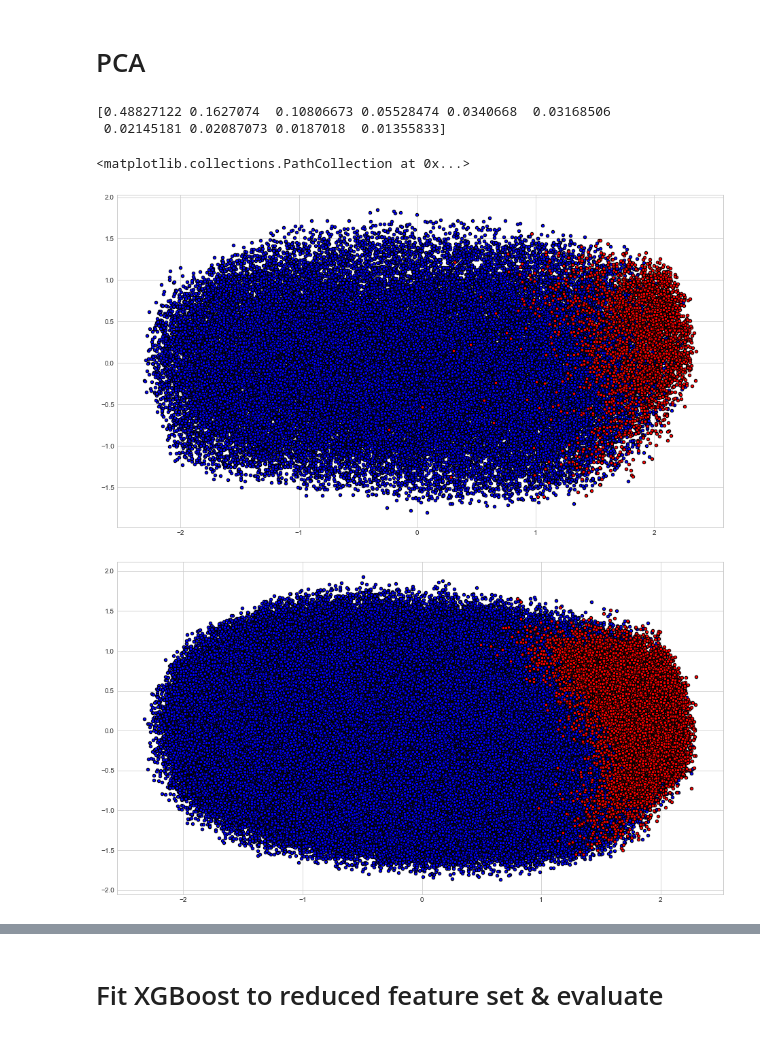
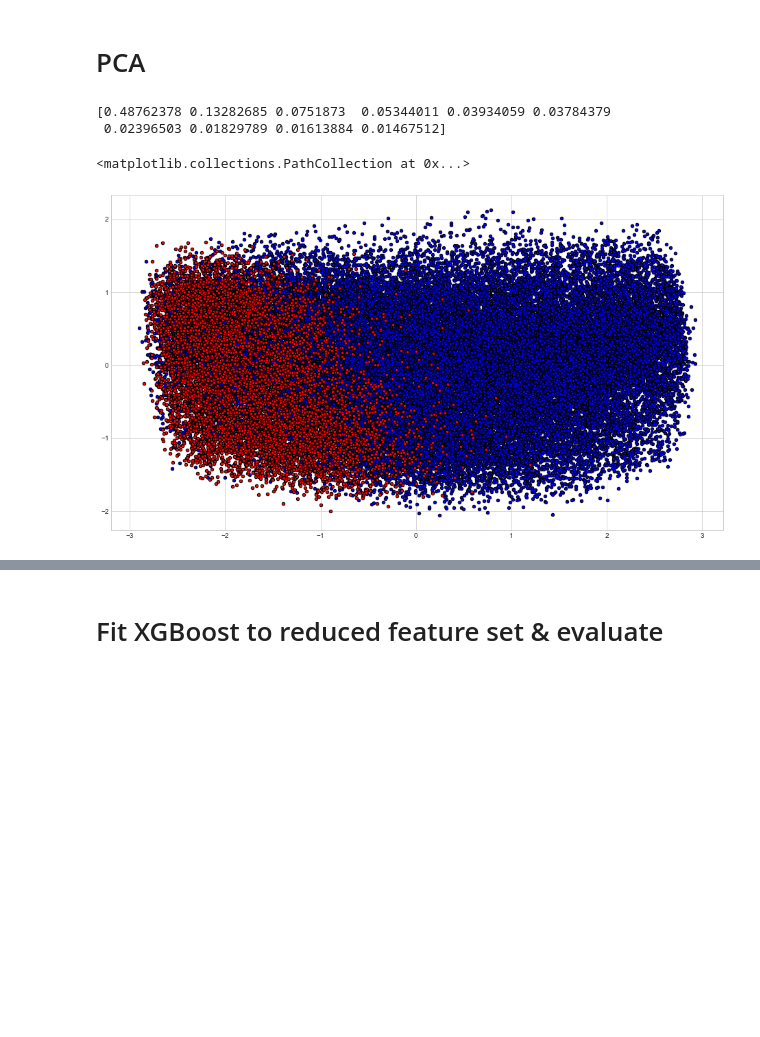
Before and after one commit to ch-mon/foehn-development, a Jupyter notebook: train_model_on_ERAI_and_predict_on_CESM.ipynb, the cells around one changed output, grey strips where cells are left out. Cells and saved outputs as stored; diff of their text form; code cells hidden in the pictures; blank space fills up the shorter version.

```diff
--- a/train_model_on_ERAI_and_predict_on_CESM.ipynb
+++ b/train_model_on_ERAI_and_predict_on_CESM.ipynb
@@ -35,7 +35,7 @@ def calc_pot_temp(T, p):
 # %% [markdown]
 # Read merged meterological & foehn data
 # %%
-df_ERA = pd.read_csv("/net/litho/atmosdyn2/chmony/data/FoehnAndMeteorologicalData/ERAI_and_South_Foehn_Altdorf_data.csv.gz", parse_dates=["date"])
+df_ERA = pd.read_csv("/net/litho/atmosdyn2/chmony/data/FoehnAndMeteorologicalData/ERAI_and_North_Foehn_Piotta_data.csv.gz", parse_dates=["date"])
 # df_ERA["date"] = pd.to_datetime(df_ERA["date"], format="%Y-%m-%dT%H:%M:00.000Z") # Only if reading from Dataiku file
 df_ERA.dropna(inplace=True)
 df_ERA.reset_index(inplace=True, drop=True)
@@ -323,7 +324,7 @@ XGBClassifier(base_score=0.2, booster='gbtree', colsample_bylevel=1.0,
 # %% [markdown]
 # Reduce dataframe to most important features
 # %%
-df_ERA_reduced_features = df_ERA_all_features.loc[:,df_ERA_feature_importances.loc[:30, "feature_name"]]
+df_ERA_reduced_features = df_ERA_all_features.loc[:,df_ERA_feature_importances.loc[:50, "feature_name"]]
 feature_names_reduced = df_ERA_reduced_features.columns.tolist()
 df_ERA_reduced_features["date"] = df_ERA_all_features["date"]
 df_ERA_reduced_features["Foehn"] = df_ERA_all_features["Foehn"]
@@ -332,12 +340,10 @@ df_ERA_reduced_features["Foehn"] = df_ERA_all_features["Foehn"]
 # %%
 quantile_scaler_ERA = QuantileTransformer(subsample=10**(6), random_state=42)
-df_ERA_reduced_train = df_ERA_reduced_features.loc[train_mask, feature_names_reduced]
-df_ERA_reduced_test = df_ERA_reduced_features.loc[test_mask, feature_names_reduced]
-quantile_scaler_ERA.fit(df_ERA_reduced_train)
-df_ERA_reduced_features_scaled_train = pd.DataFrame(quantile_scaler_ERA.transform(df_ERA_reduced_train), columns = feature_names_reduced, index=df_ERA_reduced_train.index)
-df_ERA_reduced_features_scaled_test = pd.DataFrame(quantile_scaler_ERA.transform(df_ERA_reduced_test), columns = feature_names_reduced, index=df_ERA_reduced_test.index)
+quantile_scaler_ERA.fit(df_ERA_reduced_features.loc[train_mask, feature_names_reduced]) # Only fit on training data
 
-df_ERA_reduced_features_scaled = pd.concat([df_ERA_reduced_features_scaled_train, df_ERA_reduced_features_scaled_test], axis=0).sort_index()
+df_ERA_reduced_features_scaled = pd.DataFrame(quantile_scaler_ERA.transform(df_ERA_reduced_features.loc[:, feature_names_reduced]),
+                                              columns = feature_names_reduced,
+                                              index=df_ERA_reduced_features.index)
 df_ERA_reduced_features_scaled["date"] = df_ERA_all_features["date"]
 df_ERA_reduced_features_scaled["Foehn"] = df_ERA_all_features["Foehn"]
 # %% [markdown]
@@ -345,47 +351,46 @@ df_ERA_reduced_features_scaled["Foehn"] = df_ERA_all_features["Foehn"]
 # %%
 pca = sklearn.decomposition.PCA(n_components=10)
 pca.fit(df_ERA_reduced_features_scaled.loc[train_mask, feature_names_reduced])
 
 print(pca.explained_variance_ratio_)
 
 samples_PCA_transformed = pca.transform(df_ERA_reduced_features_scaled.loc[:, feature_names_reduced])
-samples_CESMp_PCA_transformed = pca.transform(df_CESMp_reduced_features_scaled.loc[:, feature_names_reduced])
+#samples_CESMp_PCA_transformed = pca.transform(df_CESMp_reduced_features_scaled.loc[:, feature_names_reduced])
 
 component_1 =0
 component_2 =1
 plt.figure(figsize=(16,9))
 
 plt.scatter(samples_PCA_transformed[df_ERA_reduced_features_scaled.loc[:, "Foehn"]==0, component_1 ],
             samples_PCA_transformed[df_ERA_reduced_features_scaled.loc[:, "Foehn"]==0, component_2 ],
             c="blue",
             s=20,
             edgecolor='k')
 
 plt.scatter(samples_PCA_transformed[df_ERA_reduced_features_scaled.loc[:, "Foehn"]==1, component_1 ],
             samples_PCA_transformed[df_ERA_reduced_features_scaled.loc[:, "Foehn"]==1, component_2 ],
             c="red",
             s=20,
             edgecolor='k')
 
-plt.figure(figsize=(16,9))
+# plt.figure(figsize=(16,9))
 
-plt.scatter(samples_CESMp_PCA_transformed[df_CESMp_reduced_features_scaled.loc[:, "prediction"]==0, component_1 ],
-            samples_CESMp_PCA_transformed[df_CESMp_reduced_features_scaled.loc[:, "prediction"]==0, component_2 ],
-            c="blue",
-            s=20,
-            edgecolor='k')
+# plt.scatter(samples_CESMp_PCA_transformed[df_CESMp_reduced_features_scaled.loc[:, "prediction"]==0, component_1 ],
+#             samples_CESMp_PCA_transformed[df_CESMp_reduced_features_scaled.loc[:, "prediction"]==0, component_2 ],
+#             c="blue",
+#             s=20,
+#             edgecolor='k')
 
-plt.scatter(samples_CESMp_PCA_transformed[df_CESMp_reduced_features_scaled.loc[:, "prediction"]==1, component_1 ],
-            samples_CESMp_PCA_transformed[df_CESMp_reduced_features_scaled.loc[:, "prediction"]==1, component_2 ],
-            c="red",
-            s=20,
-            edgecolor='k')
+# plt.scatter(samples_CESMp_PCA_transformed[df_CESMp_reduced_features_scaled.loc[:, "prediction"]==1, component_1 ],
+#             samples_CESMp_PCA_transformed[df_CESMp_reduced_features_scaled.loc[:, "prediction"]==1, component_2 ],
+#             c="red",
+#             s=20,
+#             edgecolor='k')
 # %% [output]
-[0.48827122 0.1627074  0.10806673 0.05528474 0.0340668  0.03168506
- 0.02145181 0.02087073 0.0187018  0.01355833]
+[0.48762378 0.13282685 0.0751873  0.05344011 0.03934059 0.03784379
+ 0.02396503 0.01829789 0.01613884 0.01467512]
 <matplotlib.collections.PathCollection at 0x...>
-[figure, old version]
+[figure, new version]
-[figure, removed]
 # %%
 model = sklearn.neighbors.KNeighborsClassifier(n_neighbors=30, n_jobs=25, weights="distance")
 
```
Also changed, not shown: parts of 19 cells of this notebook, 4 other files.
